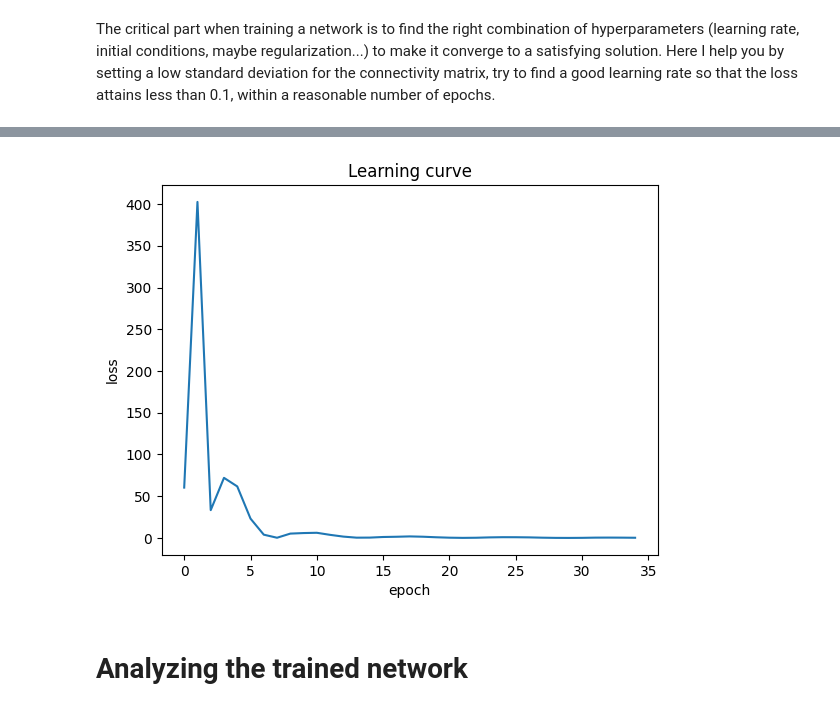
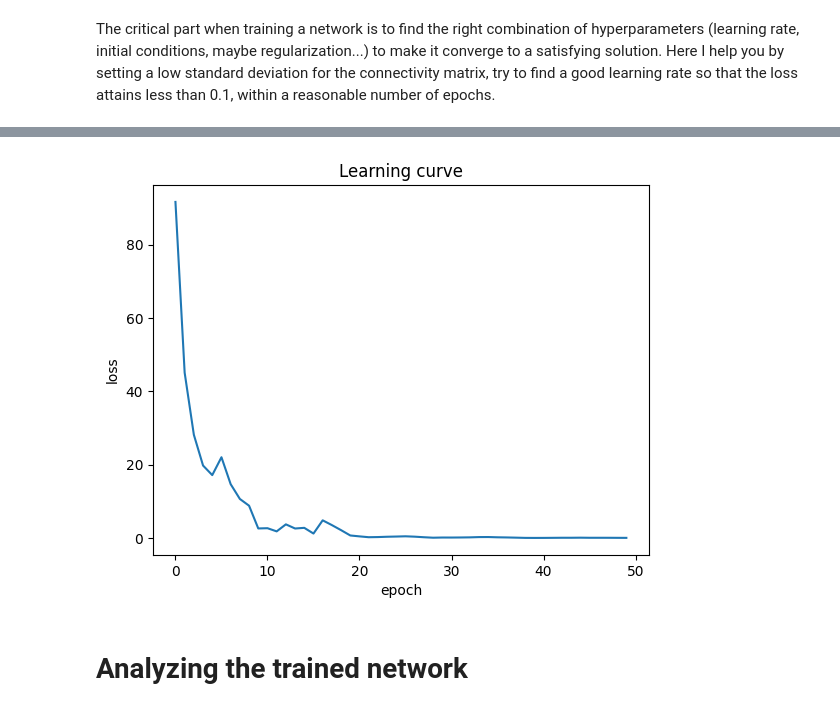
Before and after one commit to CEBangu/MOD_201, a Jupyter notebook: MOD201 HW_4/Training_RNN_2AFC.ipynb, the cells around one changed output, grey strips where cells are left out. Saved outputs shown, nothing was run; the diff lists cells and outputs as text; code cells hidden in the pictures.

```diff
--- a/MOD201 HW_4/Training_RNN_2AFC.ipynb
+++ b/MOD201 HW_4/Training_RNN_2AFC.ipynb
@@ -177,7 +177,7 @@ Finally, one has to set up a *mask* that will indicate for which timesteps we wa
 
 We will create the input, output, and mask as 3 dimensional tensors regrouping several trials. Complete the following function creating some task trials.
 # %%
-###### write your code ####### ASK ABOUT THIS
+###### write your code #######
 
 def generate_trials(n_trials, velocities=[], std=[], T=100):
     """
@@ -203,11 +203,8 @@ def generate_trials(n_trials, velocities=[], std=[], T=100):
         for time in range(T): # at each timestep
             inputs[trial, time] = velocity + np.random.normal(0, sd) #the input is the velocity plus some noise
 
-    targets = inputs.detach().clone() #get the same array as the input
-
-    for i, _ in enumerate(targets):
-        targets[i][-1] = torch.sign(torch.mean(targets[i])) #set the last element of the target array to the sign of the mean of the input
-        targets[i][:-1] = 0 #set all the other elements to 0
+    targets = torch.zeros((n_trials, T, 1)) #initialize the target array
+    targets[:, T-1] = torch.sign(torch.mean(inputs, axis=1)) #set the last element of the target array to the sign of the mean of the input
 
     mask = torch.zeros((n_trials, T, 1))
     mask[:, T-1] = 1  # set mask to one only at the end
@@ -324,8 +320,8 @@ The critical part when training a network is to find the right combination of hy
 
 net_size = 128
 deltaT = .2
-n_epochs= 35      #(complete here) start with a low number of epoch to see if the loss function converge to lower values
-lr=0.01             #(complete here) you have to find a good learning rate ! (try negative power of 10)
+n_epochs= 50      #(complete here) start with a low number of epoch to see if the loss function converge to lower values
+lr=0.001             #(complete here) you have to find a good learning rate ! (try negative power of 10)
 
 my_net = RNN(1, net_size, 1, deltaT, .1)   #call the network
 losses = train(my_net, training_set[0], training_set[1], training_set[2], n_epochs, lr=lr)    #train the network
@@ -357,4 +353,4 @@ Epoch 34, loss=0.242
-[figure, old version]
+[figure, new version]
 # %% [markdown]
 # Analyzing the trained network
 # %% [markdown]
```
Also changed, not shown: parts of 9 cells of this notebook, 1 other file.
